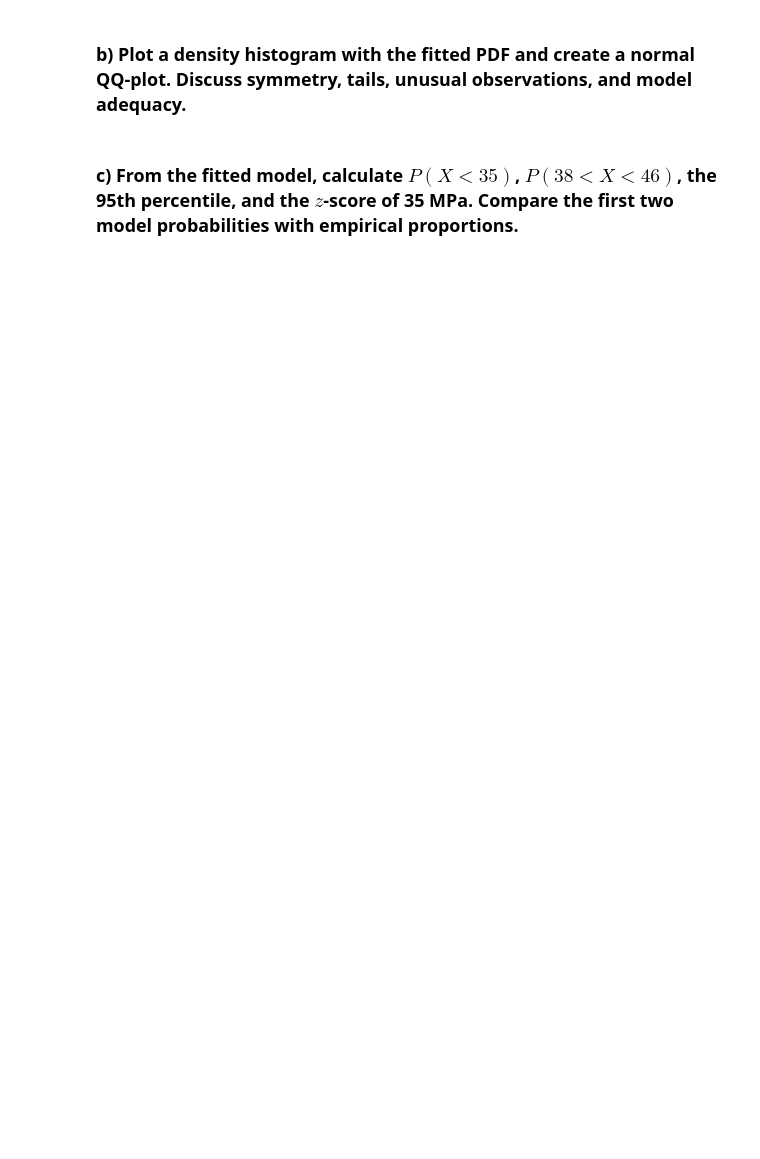
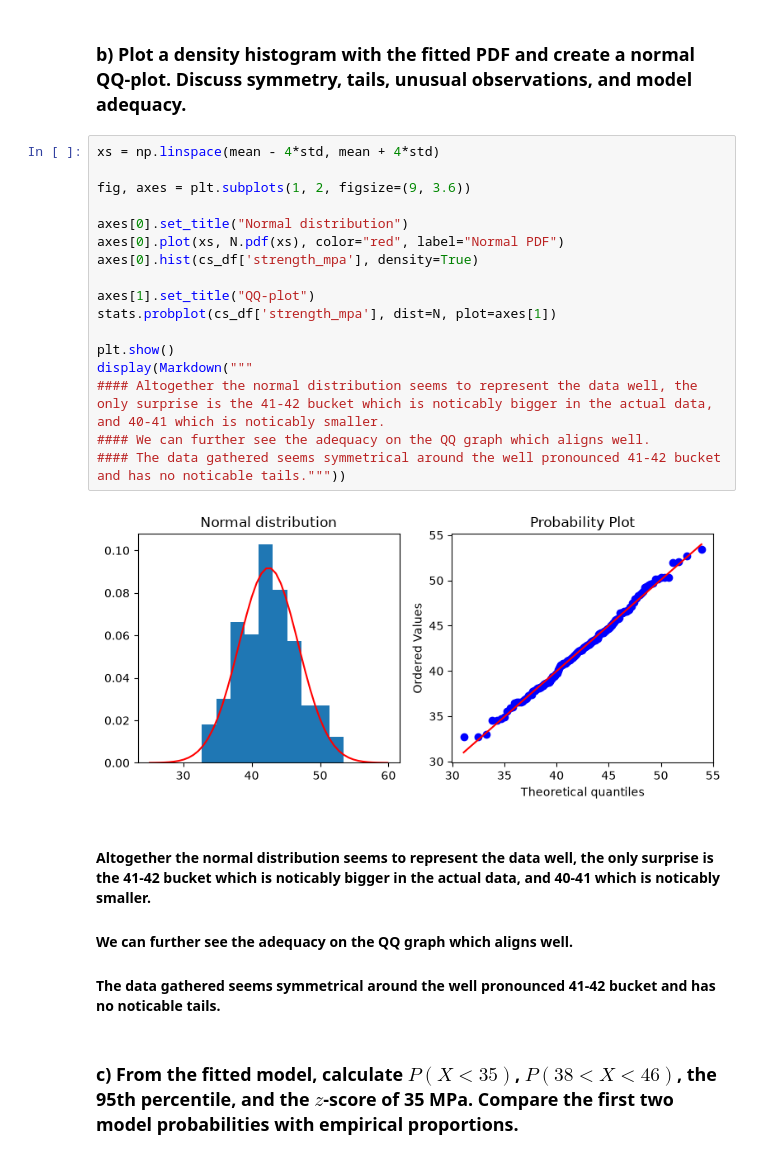
Before and after one commit to Fanticel/STA1, a Jupyter notebook: Asg2/Asg.ipynb, the cells around one changed output. Saved outputs shown, nothing was run; the diff lists cells and outputs as text; blank space fills up the shorter version.

```diff
--- a/Asg2/Asg.ipynb
+++ b/Asg2/Asg.ipynb
@@ -136,4 +132,27 @@ Text(0.5, 1.0, 'Normal distribution')
 # %% [markdown]
 ### b) Plot a density histogram with the fitted PDF and create a normal QQ-plot. Discuss symmetry, tails, unusual observations, and model adequacy.
+# %%
+xs = np.linspace(mean - 4*std, mean + 4*std)
+
+fig, axes = plt.subplots(1, 2, figsize=(9, 3.6))
+
+axes[0].set_title("Normal distribution")
+axes[0].plot(xs, N.pdf(xs), color="red", label="Normal PDF")
+axes[0].hist(cs_df['strength_mpa'], density=True)
+
+axes[1].set_title("QQ-plot")
+stats.probplot(cs_df['strength_mpa'], dist=N, plot=axes[1])
+
+plt.show()
+display(Markdown("""
+#### Altogether the normal distribution seems to represent the data well, the only surprise is the 41-42 bucket which is noticably bigger in the actual data, and 40-41 which is noticably smaller.
+#### We can further see the adequacy on the QQ graph which aligns well.
+#### The data gathered seems symmetrical around the well pronounced 41-42 bucket and has no noticable tails."""))
+# %% [output]
+[figure, added]
+
+#### Altogether the normal distribution seems to represent the data well, the only surprise is the 41-42 bucket which is noticably bigger in the actual data, and 40-41 which is noticably smaller.
+#### We can further see the adequacy on the QQ graph which aligns well.
+#### The data gathered seems symmetrical around the well pronounced 41-42 bucket and has no noticable tails.
 # %% [markdown]
 ### c) From the fitted model, calculate $P(X < 35)$, $P(38 < X < 46)$, the 95th percentile, and the $z$-score of 35 MPa. Compare the first two model probabilities with empirical proportions.
```
Also changed, not shown: parts of 4 cells of this notebook.
